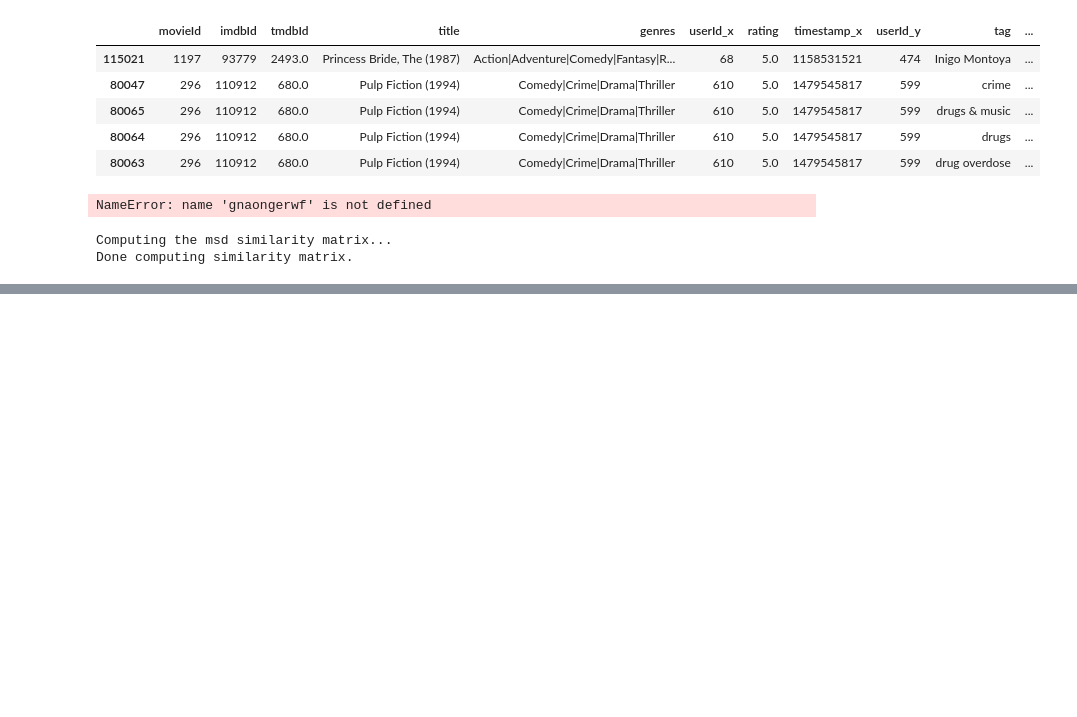
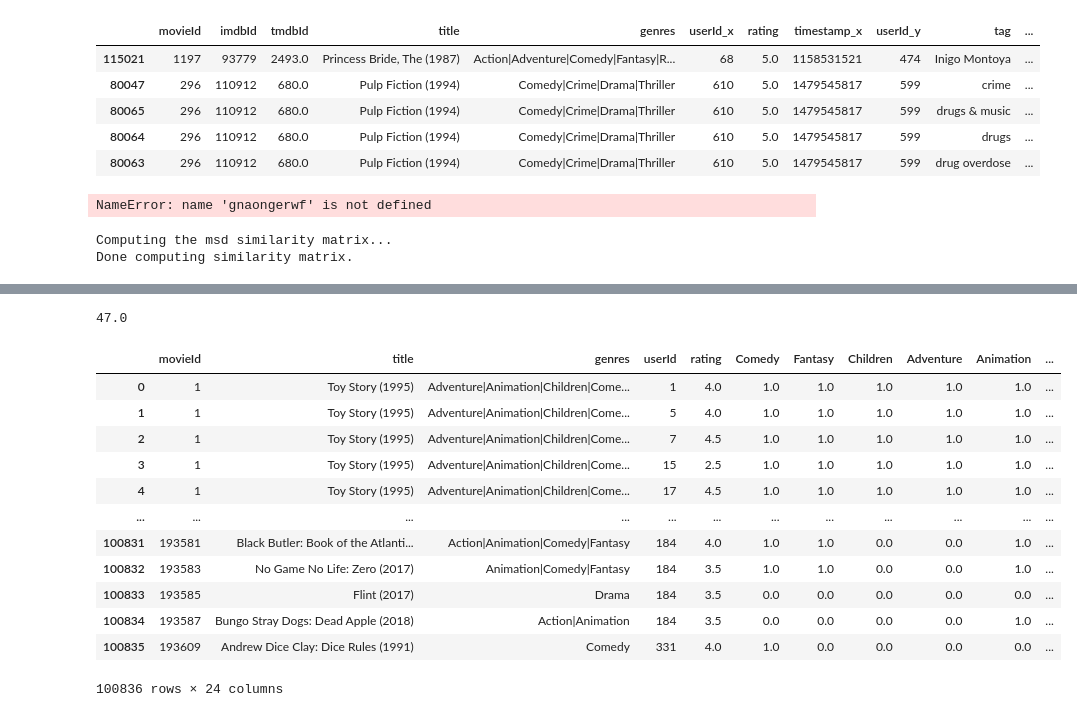
Before and after one commit to seanconlon29/Microsofts-Launch-into-Streaming, a Jupyter notebook: sean_notebook-1.ipynb, the cells around one changed output, grey strips where cells are left out. Cells and saved outputs as stored; diff of their text form; code cells hidden in the pictures; blank space fills up the shorter version.

```diff
--- a/sean_notebook-1.ipynb
+++ b/sean_notebook-1.ipynb
@@ -462,0 +488,3 @@ surprise.accuracy.rmse(model3.test(test))
+# %%
+df_ratings = pd.read_csv("Data/ratings.csv")
+df_ratings.head()
@@ -462,0 +523,2 @@ surprise.accuracy.rmse(model3.test(test))
+# %%
+df_cleaned = df_movies.merge(df_ratings, on='movieId')
@@ -462,0 +545,2 @@ surprise.accuracy.rmse(model3.test(test))
+# %%
+pd.set_option('display.max_rows', None)
@@ -462,0 +589,4 @@ surprise.accuracy.rmse(model3.test(test))
+# %%
+genres_split = df_cleaned.genres.apply(lambda x: x.split(sep='|')).apply(pd.value_counts, 1).fillna(0)
+df_cleaned = pd.concat([df_cleaned.iloc[:,:-1], genres_split], axis=1)
+df_cleaned.head()
@@ -462,0 +601,20 @@ surprise.accuracy.rmse(model3.test(test))
+# %%
+df_cleaned['(no genres listed)'].sum()
+# %% [output]
+47.0
+# %%
+df_cleaned.drop(columns=['(no genres listed)'])
+# %% [output]
+|  | movieId | title | genres | userId | rating | Comedy | Fantasy | Children | Adventure | Animation | ... |
+| 0 | 1 | Toy Story (1995) | Adventure|Animation|Children|Come... | 1 | 4.0 | 1.0 | 1.0 | 1.0 | 1.0 | 1.0 | ... |
+| 1 | 1 | Toy Story (1995) | Adventure|Animation|Children|Come... | 5 | 4.0 | 1.0 | 1.0 | 1.0 | 1.0 | 1.0 | ... |
+| 2 | 1 | Toy Story (1995) | Adventure|Animation|Children|Come... | 7 | 4.5 | 1.0 | 1.0 | 1.0 | 1.0 | 1.0 | ... |
+| 3 | 1 | Toy Story (1995) | Adventure|Animation|Children|Come... | 15 | 2.5 | 1.0 | 1.0 | 1.0 | 1.0 | 1.0 | ... |
+| 4 | 1 | Toy Story (1995) | Adventure|Animation|Children|Come... | 17 | 4.5 | 1.0 | 1.0 | 1.0 | 1.0 | 1.0 | ... |
+| ... | ... | ... | ... | ... | ... | ... | ... | ... | ... | ... | ... |
+| 100831 | 193581 | Black Butler: Book of the Atlanti... | Action|Animation|Comedy|Fantasy | 184 | 4.0 | 1.0 | 1.0 | 0.0 | 0.0 | 1.0 | ... |
+| 100832 | 193583 | No Game No Life: Zero (2017) | Animation|Comedy|Fantasy | 184 | 3.5 | 1.0 | 1.0 | 0.0 | 0.0 | 1.0 | ... |
+| 100833 | 193585 | Flint (2017) | Drama | 184 | 3.5 | 0.0 | 0.0 | 0.0 | 0.0 | 0.0 | ... |
+| 100834 | 193587 | Bungo Stray Dogs: Dead Apple (2018) | Action|Animation | 184 | 3.5 | 0.0 | 0.0 | 0.0 | 0.0 | 1.0 | ... |
+| 100835 | 193609 | Andrew Dice Clay: Dice Rules (1991) | Comedy | 331 | 4.0 | 1.0 | 0.0 | 0.0 | 0.0 | 0.0 | ... |
+100836 rows × 24 columns
```
Also changed, not shown: parts of 17 cells of this notebook.
